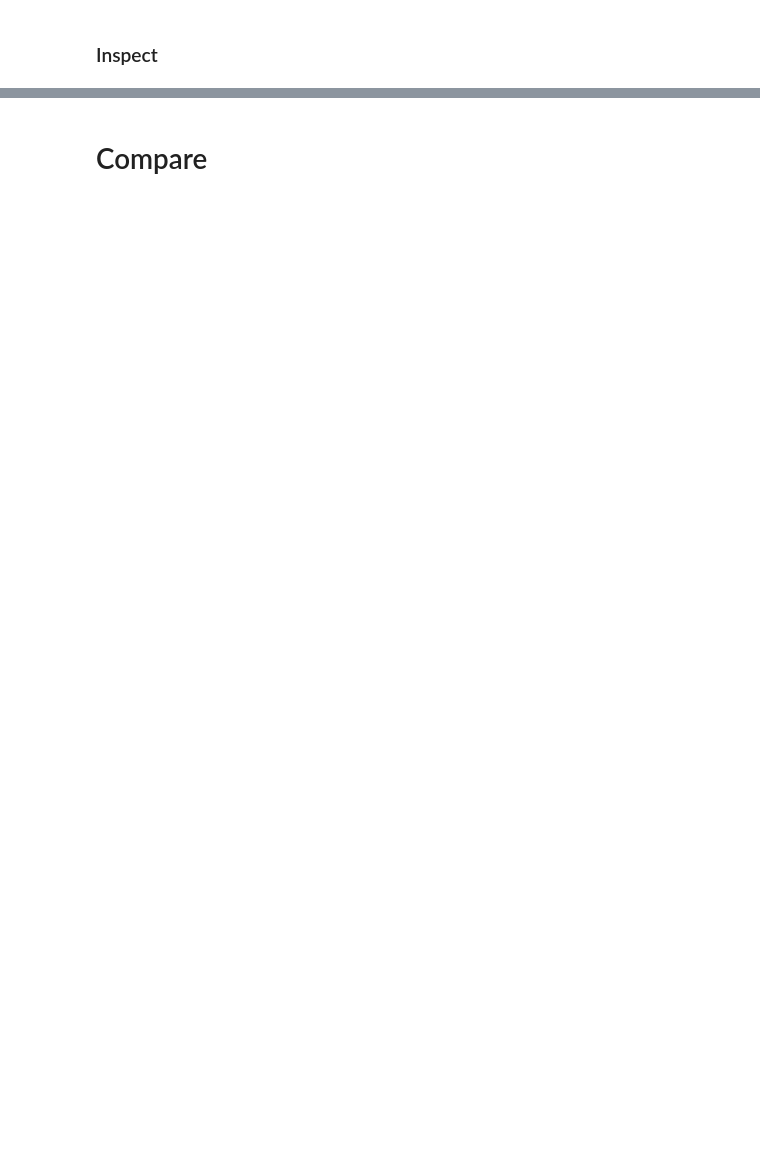
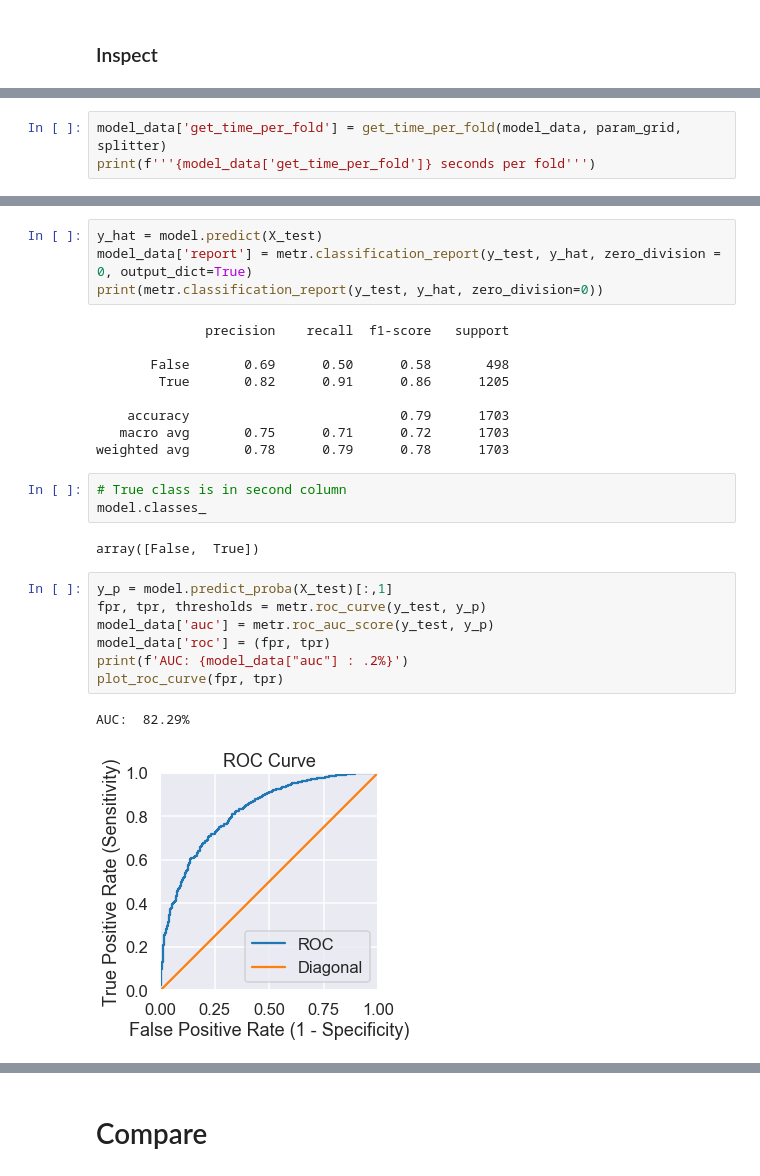
Before and after one commit to rcharan/nature-phd-survey, a Jupyter notebook: analyze.ipynb, the cells around one changed output, grey strips where cells are left out. Cells and saved outputs as stored; diff of their text form; blank space fills up the shorter version.

```diff
--- a/analyze.ipynb
+++ b/analyze.ipynb
@@ -923,0 +1039,3 @@ print_dict(model.best_params_)
+# %%
+model_data['get_time_per_fold'] = get_time_per_fold(model_data, param_grid, splitter)
+print(f'''{model_data['get_time_per_fold']} seconds per fold''')
@@ -923,0 +1072,28 @@ print_dict(model.best_params_)
+# %%
+y_hat = model.predict(X_test)
+model_data['report'] = metr.classification_report(y_test, y_hat, zero_division = 0, output_dict=True)
+print(metr.classification_report(y_test, y_hat, zero_division=0))
+# %% [output]
+              precision    recall  f1-score   support
+
+       False       0.69      0.50      0.58       498
+        True       0.82      0.91      0.86      1205
+
+    accuracy                           0.79      1703
+   macro avg       0.75      0.71      0.72      1703
+weighted avg       0.78      0.79      0.78      1703
+# %%
+# True class is in second column
+model.classes_
+# %% [output]
+array([False,  True])
+# %%
+y_p = model.predict_proba(X_test)[:,1]
+fpr, tpr, thresholds = metr.roc_curve(y_test, y_p)
+model_data['auc'] = metr.roc_auc_score(y_test, y_p)
+model_data['roc'] = (fpr, tpr)
+print(f'AUC: {model_data["auc"] : .2%}')
+plot_roc_curve(fpr, tpr)
+# %% [output]
+AUC:  82.29%
+[figure, added]
```
Also changed, not shown: parts of 29 cells of this notebook, 2 other files.
